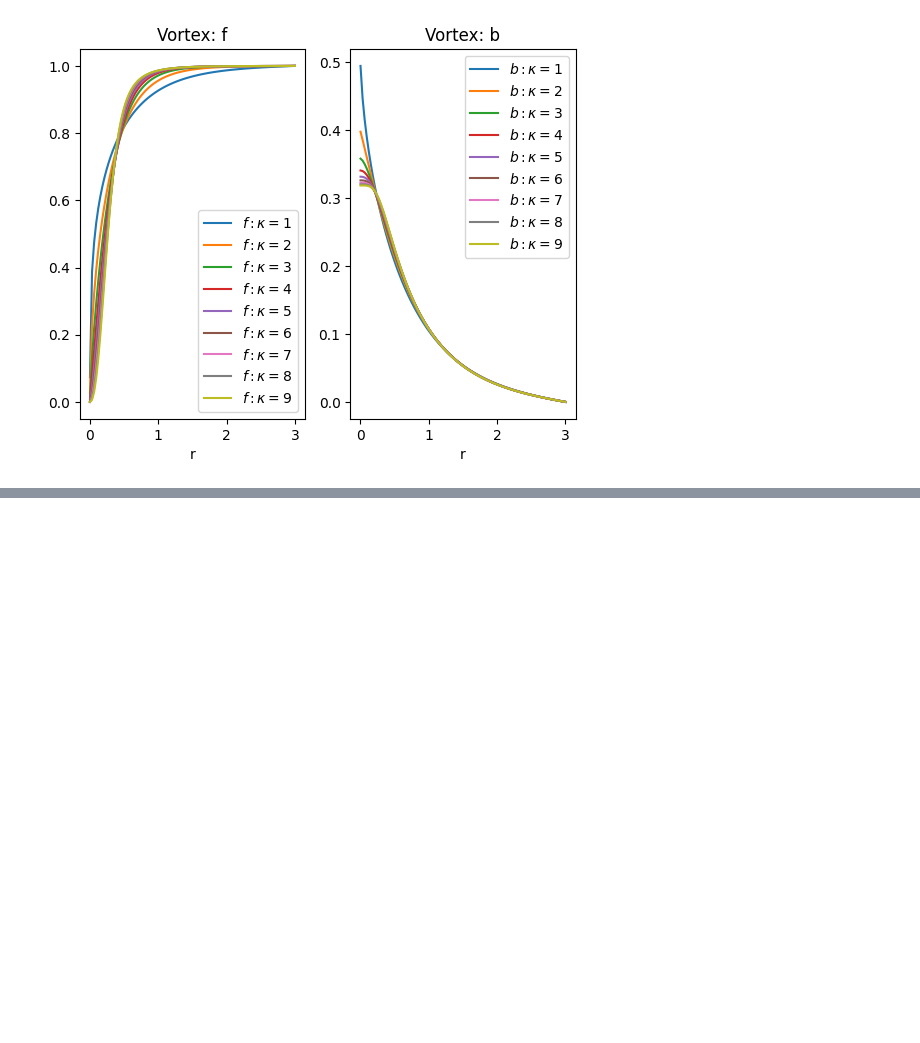
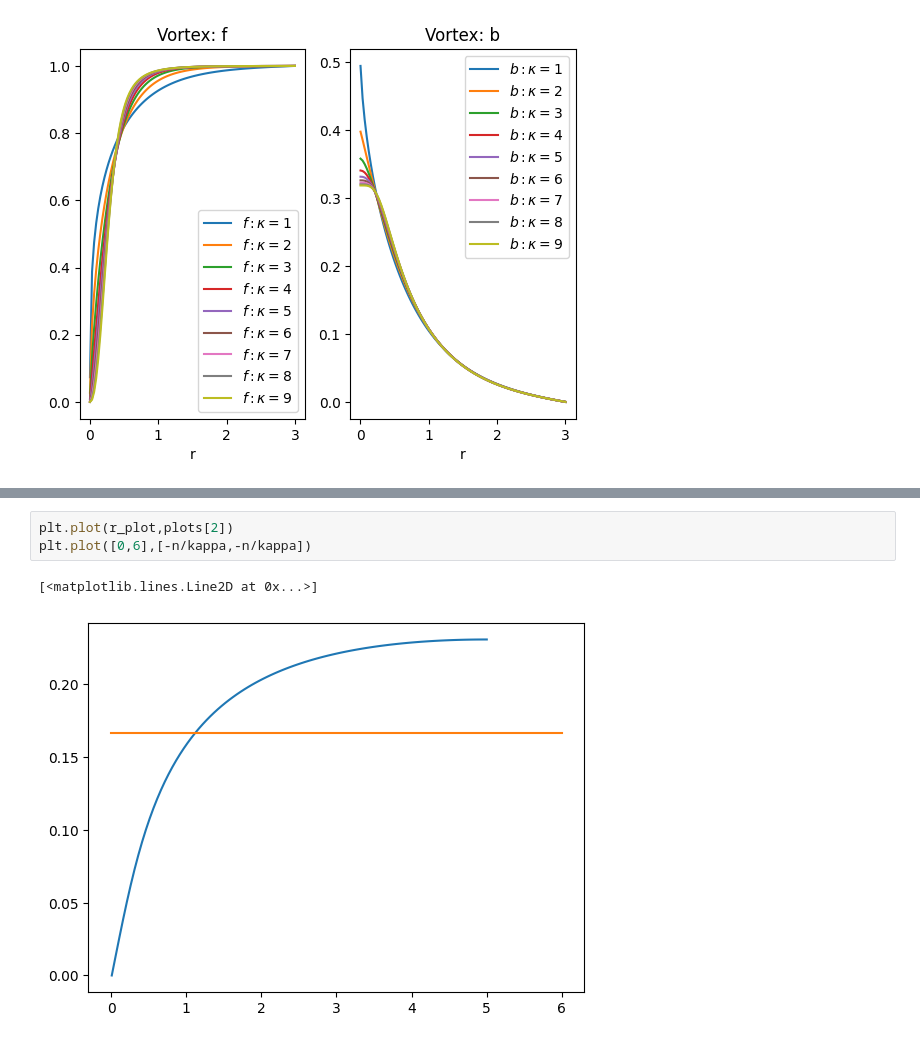
Before and after one commit to drmikecooke/glbook, a Jupyter notebook: _build/jupyter_execute/practice/vortex.ipynb, the cells around one changed output, grey strips where cells are left out. Drawn from its saved outputs; the diff is of its cells as text; blank space fills up the shorter version.

```diff
--- a/_build/jupyter_execute/practice/vortex.ipynb
+++ b/_build/jupyter_execute/practice/vortex.ipynb
@@ -32,0 +107,6 @@ Hopefully the different heights as $r \rightarrow 0$ are damped by the $r$ facto
+# %%
+plt.plot(r_plot,plots[2])
+plt.plot([0,6],[-n/kappa,-n/kappa])
+# %% [output]
+[<matplotlib.lines.Line2D at 0x...>]
+[figure, added]
```
Also changed, not shown: parts of 8 cells of this notebook, 49 other files.
